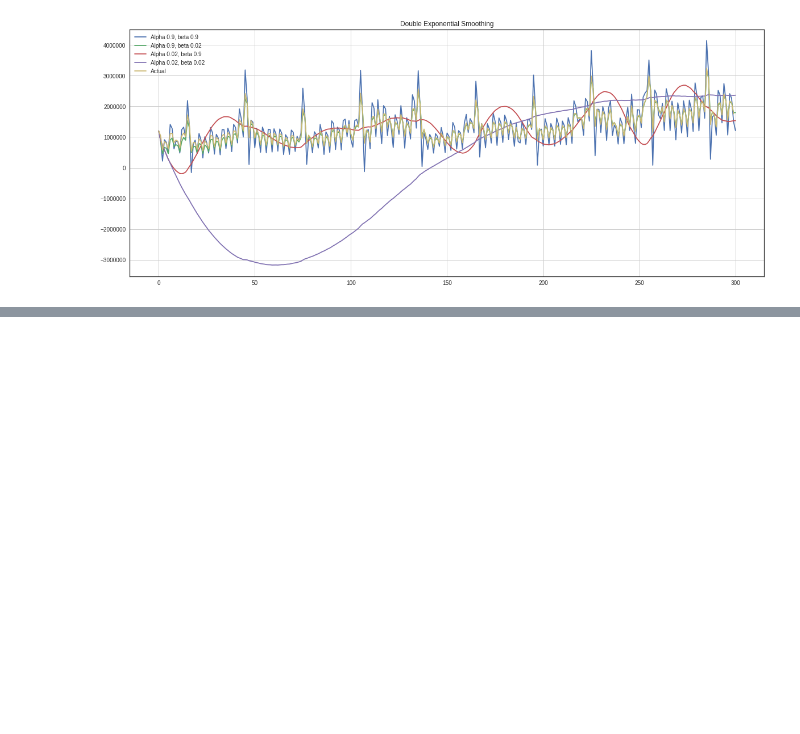
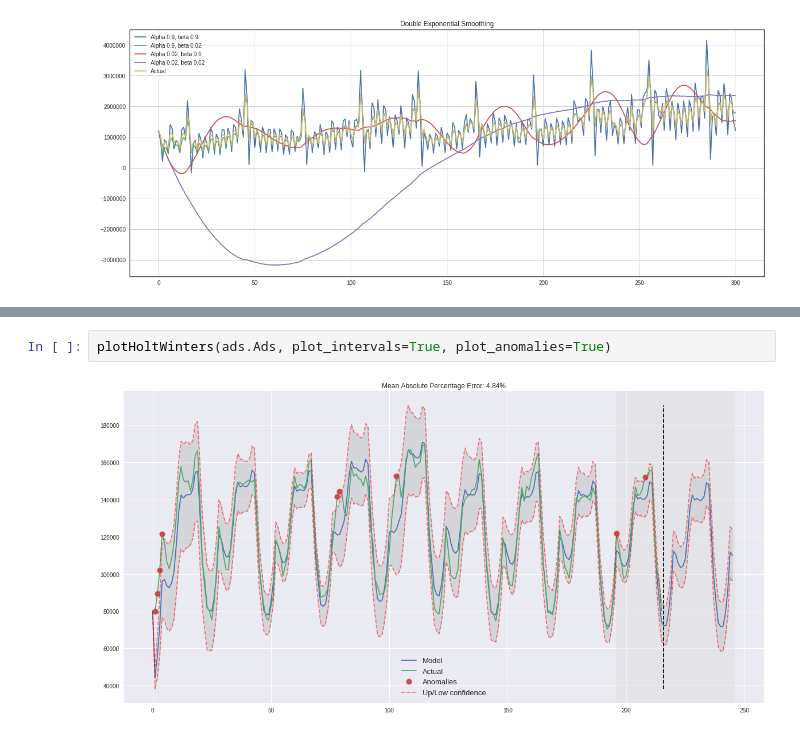
Before and after one commit to ssttv/ml-resources, a Jupyter notebook: time_series.ipynb, the cells around one changed output, grey strips where cells are left out. Drawn from its saved outputs; the diff is of its cells as text; blank space fills up the shorter version.

```diff
--- a/time_series.ipynb
+++ b/time_series.ipynb
@@ -240,0 +446,4 @@ plot_double_exponential_smoothing(currency.GEMS_GEMS_SPENT, alphas=[0.9, 0.02],
+# %%
+plotHoltWinters(ads.Ads, plot_intervals=True, plot_anomalies=True)
+# %% [output]
+[figure, added]
```
Also changed, not shown: parts of 43 cells of this notebook.
